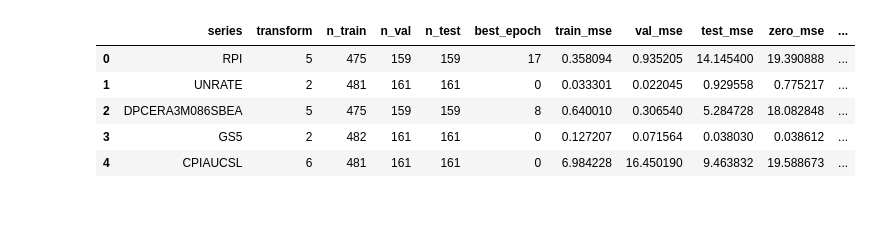
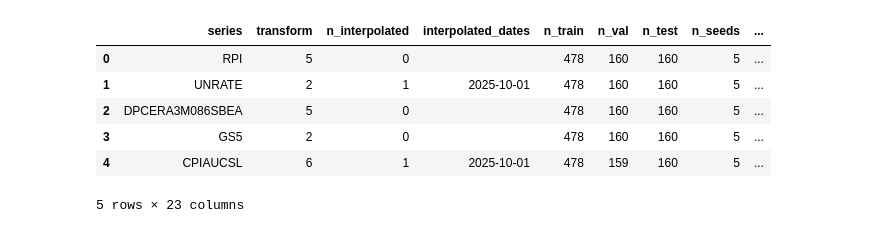
Before and after one commit to WillNeub/VIPHW1Part2, a Jupyter notebook: new_series_fcn.ipynb, the cells around one changed output. Drawn from its saved outputs; the diff is of its cells as text; code cells hidden in the pictures.

```diff
--- a/new_series_fcn.ipynb
+++ b/new_series_fcn.ipynb
@@ -118,7 +125,7 @@ class RevIN(nn.Module):
         raise ValueError("mode must be 'norm' or 'denorm'")
 # %%
 class FullyConnectedNN(nn.Module):
-    def __init__(self, p, n_hidden=16):
+    def __init__(self, p, n_hidden=50):
         super().__init__()
         self.revin = RevIN(num_features=1)
         self.hidden = nn.Linear(p, n_hidden)
@@ -239,10 +287,19 @@ for col in series_cols:
         CONFIG,
     )
     results.append(result)
+    if result["n_interpolated"]:
+        print(
+            f"interpolated {result['n_interpolated']} missing level(s) at {result['interpolated_dates']}"
+        )
     print(
-        f"  best_epoch={result['best_epoch']}, val_mse={result['val_mse']:.4f}, "
-        f"test_mse={result['test_mse']:.4f}, persist_mse={result['persist_mse']:.4f}"
+        f"AR(1): a={result['ar1_a']:.4g}, b={result['ar1_b']:.4g}, test_mse={result['ar1_test_mse']:.6g}"
     )
+    print(
+        f"FCNN : test_mse={result['test_mse_mean']:.6g} ± {result['test_mse_std']:.3g} over {result['n_seeds']} seeds [{result['test_mse_min']:.6g}, {result['test_mse_max']:.6g}]"
+    )
+    print(
+        f"ratio FCNN/AR(1) = {result['test_mse_ratio']:.3f} ({result['n_seeds_beating_ar1']}/{result['n_seeds']} seeds beat AR(1))"
+    )
 # %% [output]
 Transform codes: {'RPI': 5, 'UNRATE': 2, 'DPCERA3M086SBEA': 5, 'GS5': 2, 'CPIAUCSL': 6}
      sasdate       RPI  UNRATE  DPCERA3M086SBEA   GS5  CPIAUCSL
@@ -264,28 +321,42 @@ Training CPIAUCSL (FRED code 6)...
 # %%
 summary = pd.DataFrame([
     {
-        "series": r["series"],
-        "transform": r["transform"],
-        "n_train": r["n_train"],
-        "n_val": r["n_val"],
-        "n_test": r["n_test"],
-        "best_epoch": r["best_epoch"],
-        "train_mse": r["train_mse"],
-        "val_mse": r["val_mse"],
-        "test_mse": r["test_mse"],
-        "zero_mse": r["zero_mse"],
-        "persist_mse": r["persist_mse"],
-        "mean_mse": r["mean_mse"],
-        "beats_persist": r["beats_persist"],
+        "series": r["series"], "transform": r["transform"],
+        "n_interpolated": r["n_interpolated"],
+        "interpolated_dates": r["interpolated_dates"],
+        "n_train": r["n_train"], "n_val": r["n_val"], "n_test": r["n_test"],
+        "n_seeds": r["n_seeds"], "best_epoch_mean": r["best_epoch_mean"],
+        "ar1_a": r["ar1_a"], "ar1_b": r["ar1_b"],
+        "ar1_train_mse": r["ar1_train_mse"], "ar1_val_mse": r["ar1_val_mse"],
+        "ar1_test_mse": r["ar1_test_mse"],
+        "train_mse_mean": r["train_mse_mean"], "val_mse_mean": r["val_mse_mean"],
+        "test_mse_mean": r["test_mse_mean"], "test_mse_std": r["test_mse_std"],
+        "test_mse_min": r["test_mse_min"], "test_mse_max": r["test_mse_max"],
+        "test_mse_ratio": r["test_mse_ratio"],
+        "beats_ar1": r["beats_ar1"],
+        "n_seeds_beating_ar1": r["n_seeds_beating_ar1"],
     }
     for r in results
 ])
+
+per_seed = pd.DataFrame([
+    {
+        "series": r["series"], "transform": r["transform"], "seed": s["seed"],
+        "best_epoch": s["best_epoch"], "train_mse": s["train_mse"],
+        "val_mse": s["val_mse"], "test_mse": s["test_mse"],
+        "ar1_test_mse": r["ar1_test_mse"],
+        "test_mse_ratio": s["test_mse"] / r["ar1_test_mse"],
+    }
+    for r in results for s in r["seed_runs"]
+])
+
 summary
 # %% [output]
-|  | series | transform | n_train | n_val | n_test | best_epoch | train_mse | val_mse | test_mse | zero_mse | ... |
-| 0 | RPI | 5 | 475 | 159 | 159 | 17 | 0.358094 | 0.935205 | 14.145400 | 19.390888 | ... |
-| 1 | UNRATE | 2 | 481 | 161 | 161 | 0 | 0.033301 | 0.022045 | 0.929558 | 0.775217 | ... |
-| 2 | DPCERA3M086SBEA | 5 | 475 | 159 | 159 | 8 | 0.640010 | 0.306540 | 5.284728 | 18.082848 | ... |
-| 3 | GS5 | 2 | 482 | 161 | 161 | 0 | 0.127207 | 0.071564 | 0.038030 | 0.038612 | ... |
-| 4 | CPIAUCSL | 6 | 481 | 161 | 161 | 0 | 6.984228 | 16.450190 | 9.463832 | 19.588673 | ... |
+|  | series | transform | n_interpolated | interpolated_dates | n_train | n_val | n_test | n_seeds | ... |
+| 0 | RPI | 5 | 0 |  | 478 | 160 | 160 | 5 | ... |
+| 1 | UNRATE | 2 | 1 | 2025-10-01 | 478 | 160 | 160 | 5 | ... |
+| 2 | DPCERA3M086SBEA | 5 | 0 |  | 478 | 160 | 160 | 5 | ... |
+| 3 | GS5 | 2 | 0 |  | 478 | 160 | 160 | 5 | ... |
+| 4 | CPIAUCSL | 6 | 1 | 2025-10-01 | 478 | 159 | 160 | 5 | ... |
+5 rows × 23 columns
 # %%
```
Also changed, not shown: parts of 7 cells of this notebook, 1 other file.
